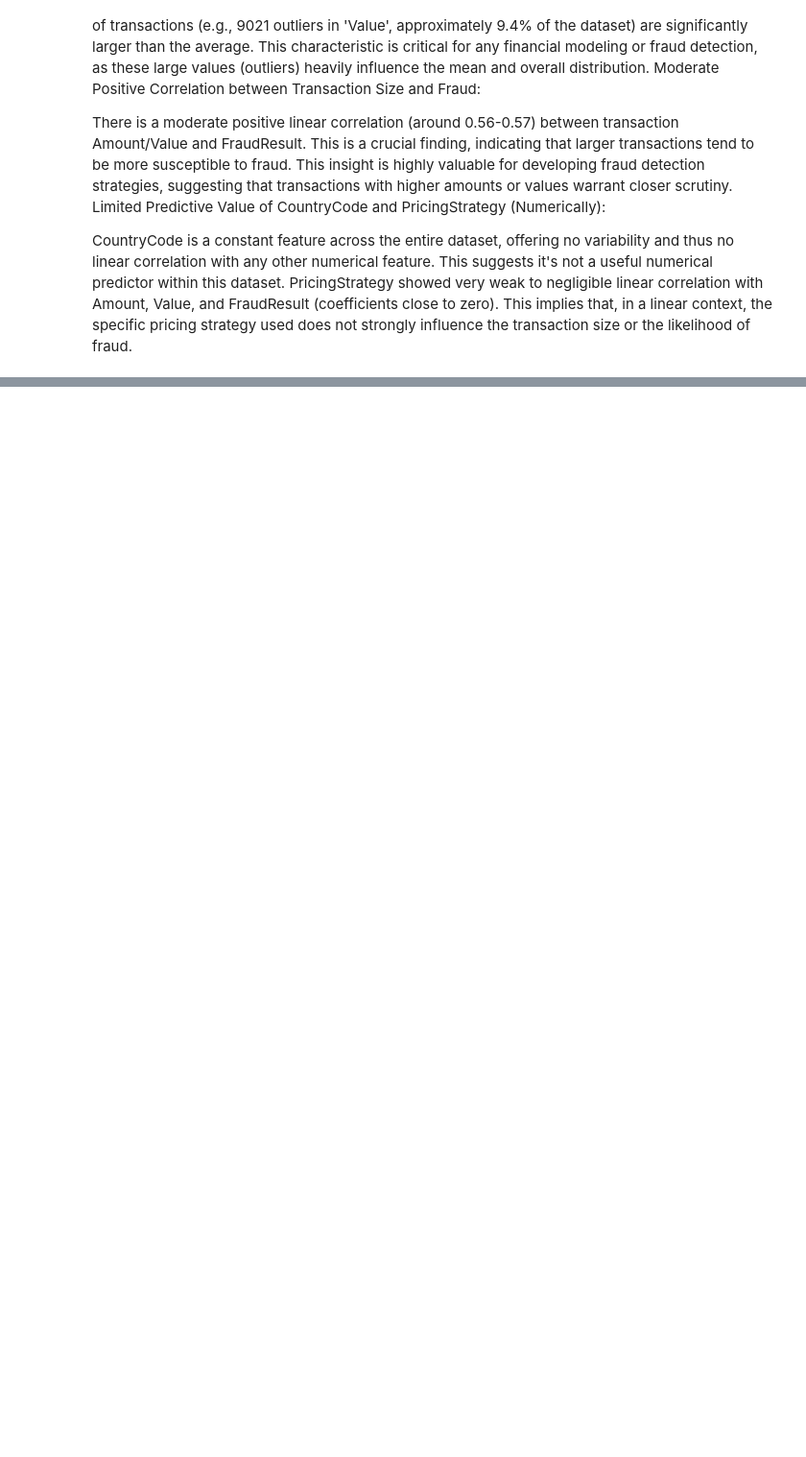
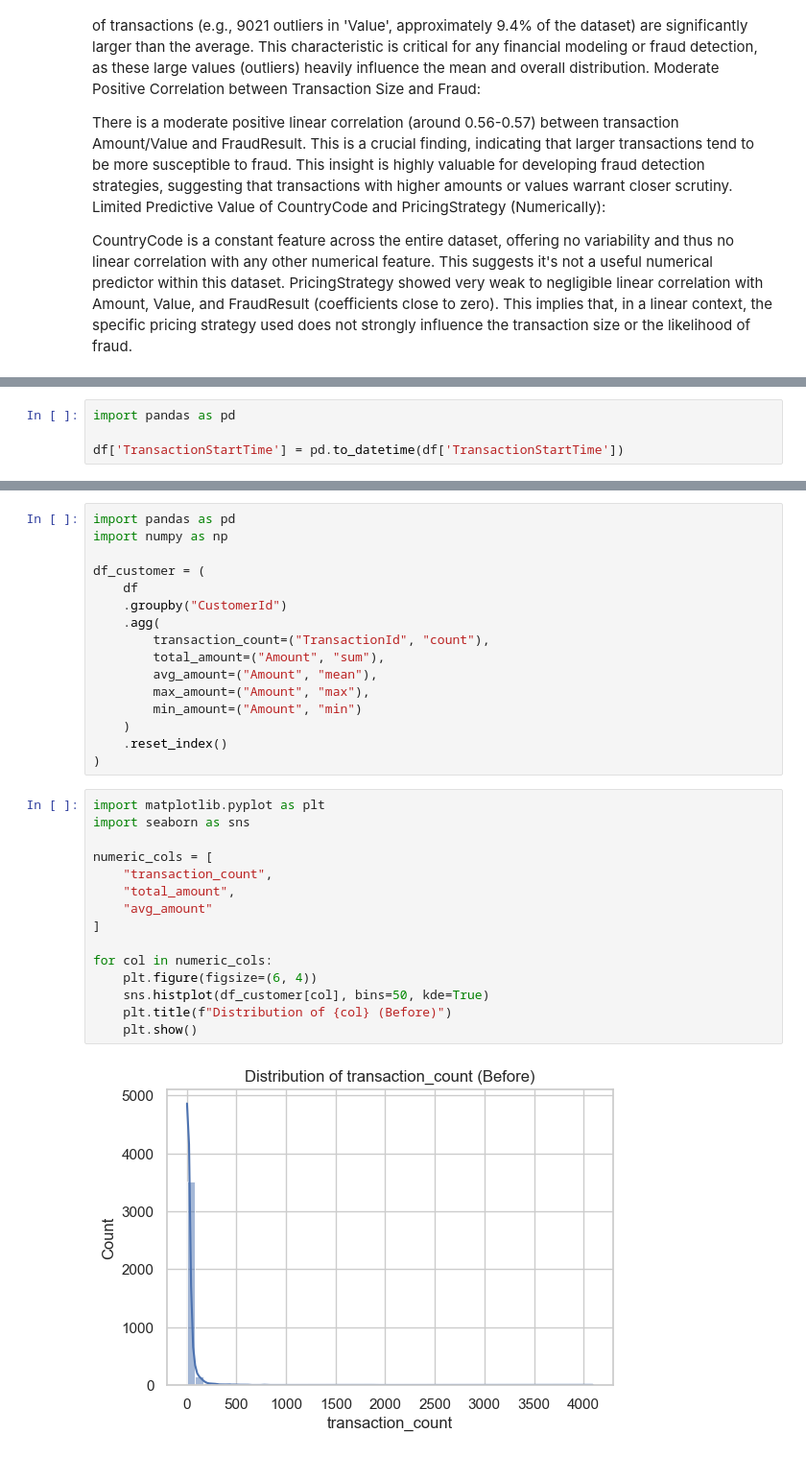
Before and after one commit to Habtu32/credit-risk-model, a Jupyter notebook: notebooks/eda.ipynb, the cells around one changed output, grey strips where cells are left out. Shown at 96% size. Cells and saved outputs as stored; diff of their text form; blank space fills up the shorter version.

```diff
--- a/notebooks/eda.ipynb
+++ b/notebooks/eda.ipynb
@@ -157,0 +210,4 @@ PricingStrategy showed very weak to negligible linear correlation with Amount, V
+# %%
+import pandas as pd
+
+df['TransactionStartTime'] = pd.to_datetime(df['TransactionStartTime'])
@@ -157,0 +257,33 @@ PricingStrategy showed very weak to negligible linear correlation with Amount, V
+# %%
+import pandas as pd
+import numpy as np
+
+df_customer = (
+    df
+    .groupby("CustomerId")
+    .agg(
+        transaction_count=("TransactionId", "count"),
+        total_amount=("Amount", "sum"),
+        avg_amount=("Amount", "mean"),
+        max_amount=("Amount", "max"),
+        min_amount=("Amount", "min")
+    )
+    .reset_index()
+)
+# %%
+import matplotlib.pyplot as plt
+import seaborn as sns
+
+numeric_cols = [
+    "transaction_count",
+    "total_amount",
+    "avg_amount"
+]
+
+for col in numeric_cols:
+    plt.figure(figsize=(6, 4))
+    sns.histplot(df_customer[col], bins=50, kde=True)
+    plt.title(f"Distribution of {col} (Before)")
+    plt.show()
+# %% [output]
+[figure, added]
```
Also changed, not shown: parts of 16 cells of this notebook.
